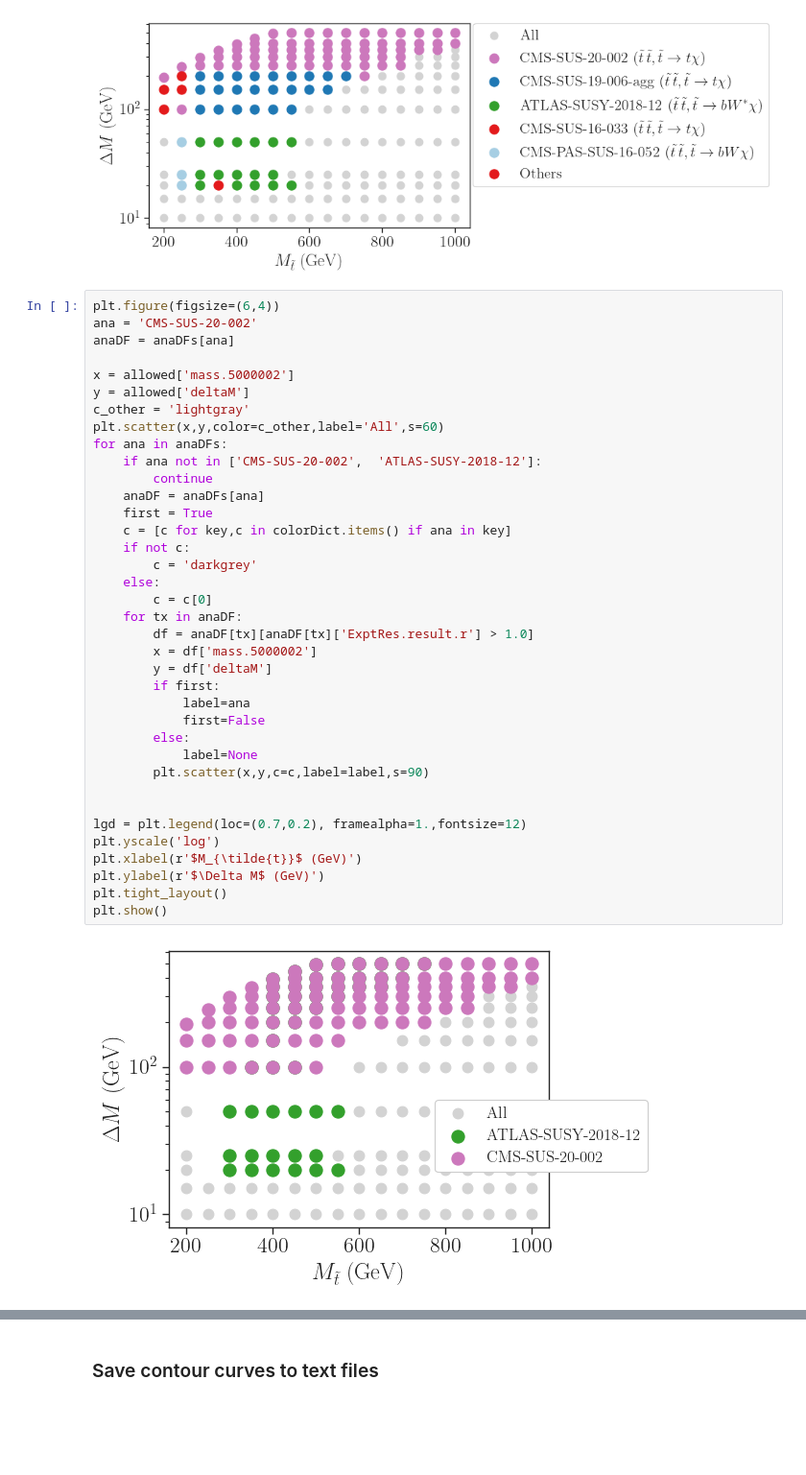
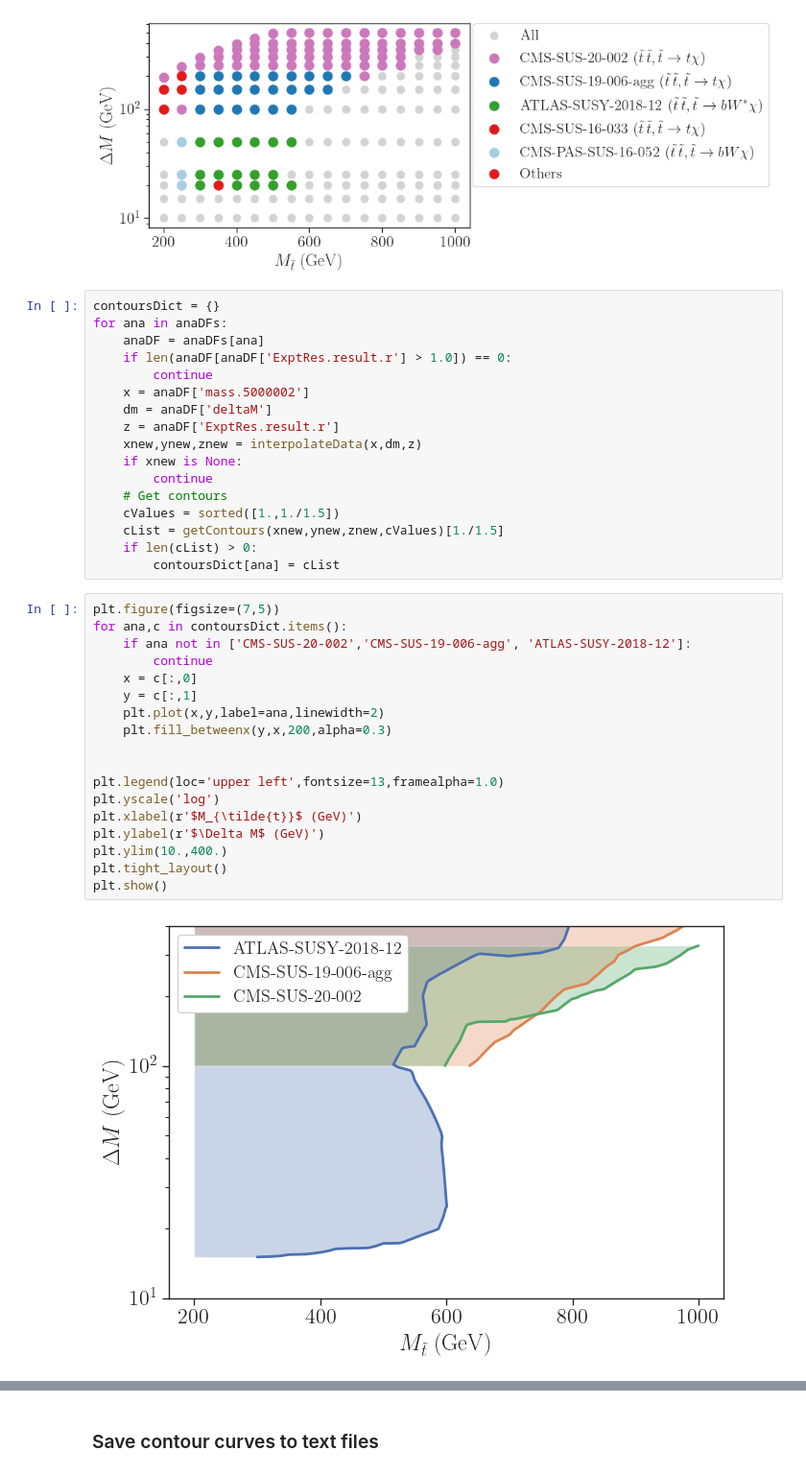
Before and after one commit to andlessa/SMStoEFT, a Jupyter notebook: notebooks/constraints/plots-SModelS.ipynb, the cells around one changed output, grey strips where cells are left out. Shown at 96% size. Drawn from its saved outputs; the diff is of its cells as text; blank space fills up the shorter version.

```diff
--- a/notebooks/constraints/plots-SModelS.ipynb
+++ b/notebooks/constraints/plots-SModelS.ipynb
@@ -217,45 +217,43 @@ plt.savefig('stop_exclusion_deltaM.png')
 plt.show()
 # %% [output]
 [figure]
+# %%
+contoursDict = {}
+for ana in anaDFs:
+    anaDF = anaDFs[ana]
+    if len(anaDF[anaDF['ExptRes.result.r'] > 1.0]) == 0:
+        continue
+    x = anaDF['mass.5000002']
+    dm = anaDF['deltaM']
+    z = anaDF['ExptRes.result.r']
+    xnew,ynew,znew = interpolateData(x,dm,z)
+    if xnew is None:
+        continue
+    # Get contours
+    cValues = sorted([1.,1./1.5])
+    cList = getContours(xnew,ynew,znew,cValues)[1./1.5]
+    if len(cList) > 0:
+        contoursDict[ana] = cList
 # %%
-plt.figure(figsize=(6,4))
-ana = 'CMS-SUS-20-002'
-anaDF = anaDFs[ana]
-
-x = allowed['mass.5000002']
-y = allowed['deltaM']
-c_other = 'lightgray'
-plt.scatter(x,y,color=c_other,label='All',s=60)
-for ana in anaDFs:
-    if ana not in ['CMS-SUS-20-002',  'ATLAS-SUSY-2018-12']:
+plt.figure(figsize=(7,5))
+for ana,c in contoursDict.items():
+    if ana not in ['CMS-SUS-20-002','CMS-SUS-19-006-agg', 'ATLAS-SUSY-2018-12']:
         continue
-    anaDF = anaDFs[ana]
-    first = True
-    c = [c for key,c in colorDict.items() if ana in key]
-    if not c:
-        c = 'darkgrey'
-    else:
-        c = c[0]
-    for tx in anaDF:
-        df = anaDF[tx][anaDF[tx]['ExptRes.result.r'] > 1.0]
-        x = df['mass.5000002']
-        y = df['deltaM']
-        if first:
-            label=ana
-            first=False
-        else:
-            label=None
-        plt.scatter(x,y,c=c,label=label,s=90)
+    x = c[:,0]
+    y = c[:,1]
+    plt.plot(x,y,label=ana,linewidth=2)
+    plt.fill_betweenx(y,x,200,alpha=0.3)
 
 
-lgd = plt.legend(loc=(0.7,0.2), framealpha=1.,fontsize=12)
+plt.legend(loc='upper left',fontsize=13,framealpha=1.0)
 plt.yscale('log')
 plt.xlabel(r'$M_{\tilde{t}}$ (GeV)')
 plt.ylabel(r'$\Delta M$ (GeV)')
+plt.ylim(10.,400.)
 plt.tight_layout()
 plt.show()
 # %% [output]
-[figure, old version]
+[figure, new version]
 # %%
 # Interpolate to create more points
 x = dataDF['mass.5000002']
```
Also changed, not shown: parts of 4 cells of this notebook, 12 other files.
